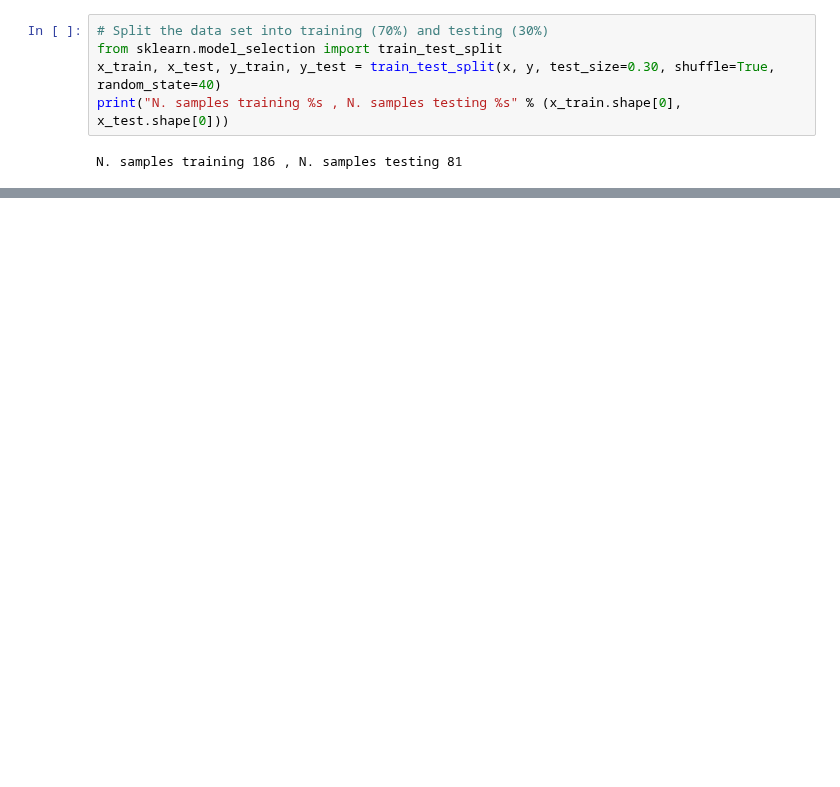
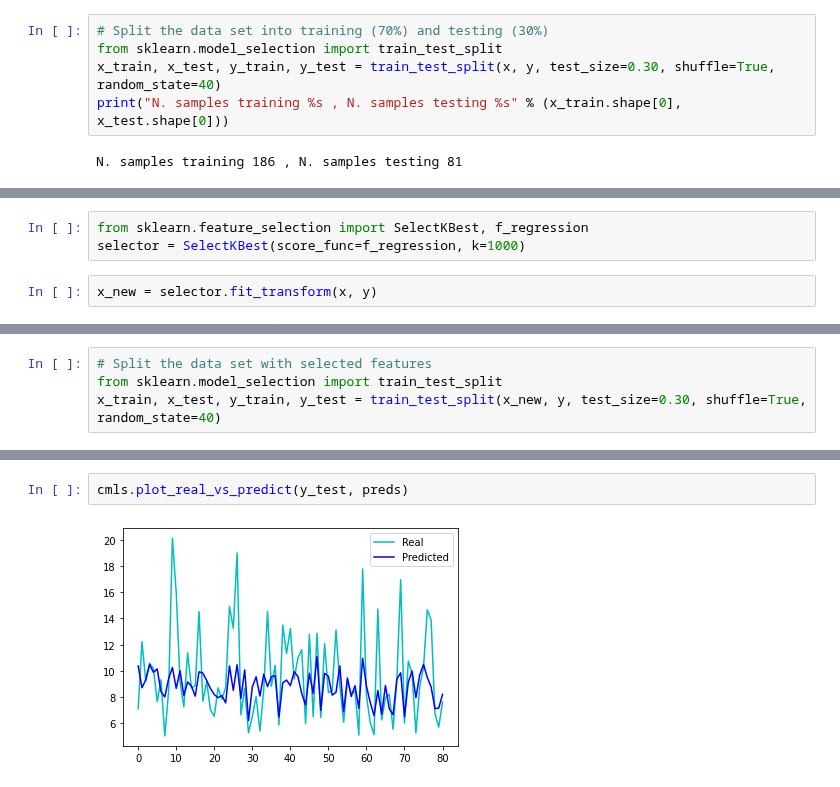
Before and after one commit to egmaziero/ZooWithAI, a Jupyter notebook: NIRS - Pre-Processing.ipynb, the cells around one changed output, grey strips where cells are left out. Saved outputs shown, nothing was run; the diff lists cells and outputs as text; blank space fills up the shorter version.

```diff
--- a/NIRS - Pre-Processing.ipynb
+++ b/NIRS - Pre-Processing.ipynb
@@ -152,0 +261,5 @@ def plot_graphical_analysis(y_test, preds, model):
+# %%
+from sklearn.feature_selection import SelectKBest, f_regression
+selector = SelectKBest(score_func=f_regression, k=1000)
+# %%
+x_new = selector.fit_transform(x, y)
@@ -152,0 +268,4 @@ def plot_graphical_analysis(y_test, preds, model):
+# %%
+# Split the data set with selected features
+from sklearn.model_selection import train_test_split
+x_train, x_test, y_train, y_test = train_test_split(x_new, y, test_size=0.30, shuffle=True, random_state=40)
@@ -152,0 +354,4 @@ def plot_graphical_analysis(y_test, preds, model):
+# %%
+cmls.plot_real_vs_predict(y_test, preds)
+# %% [output]
+[figure, added]
```
Also changed, not shown: parts of 48 cells of this notebook, 2 other files.
